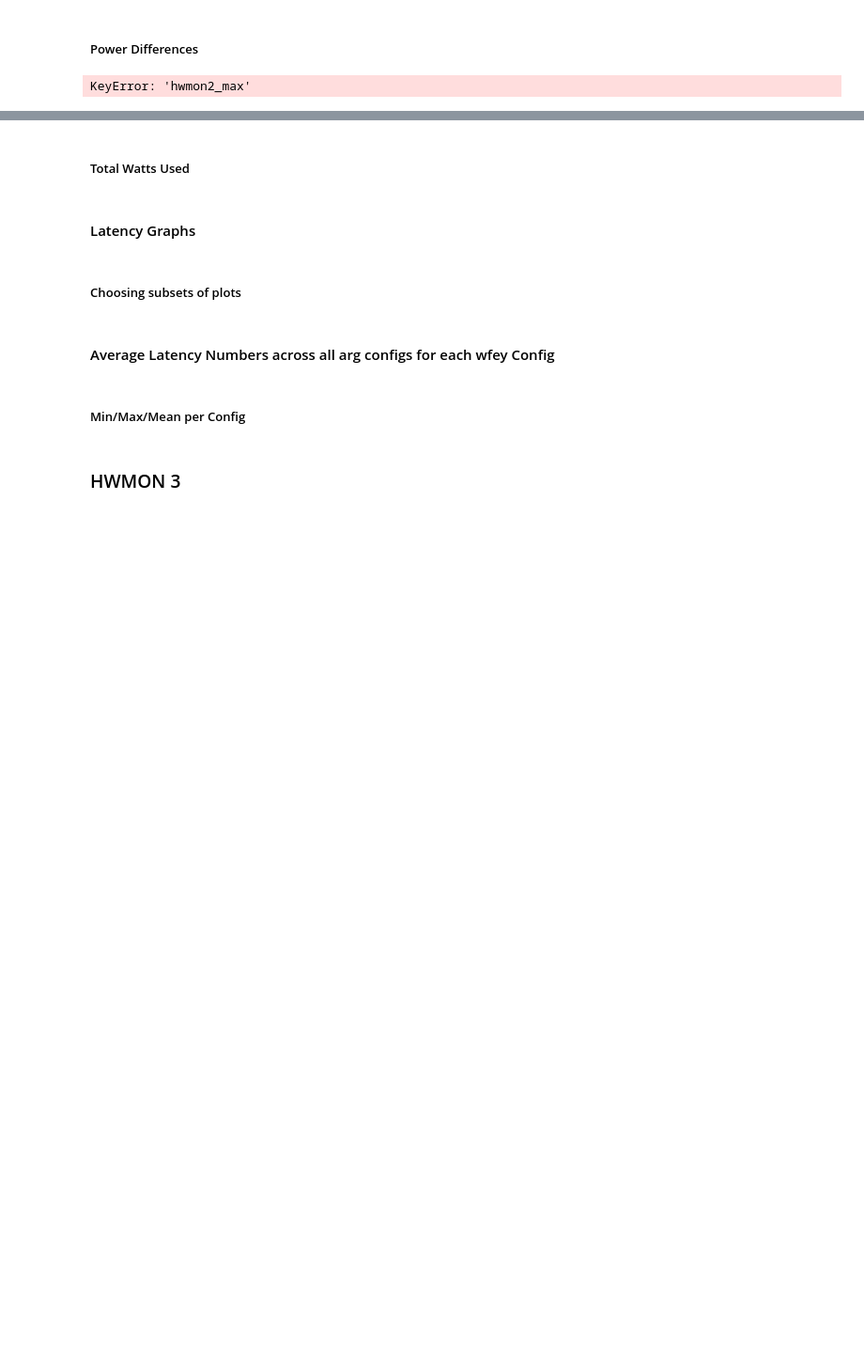
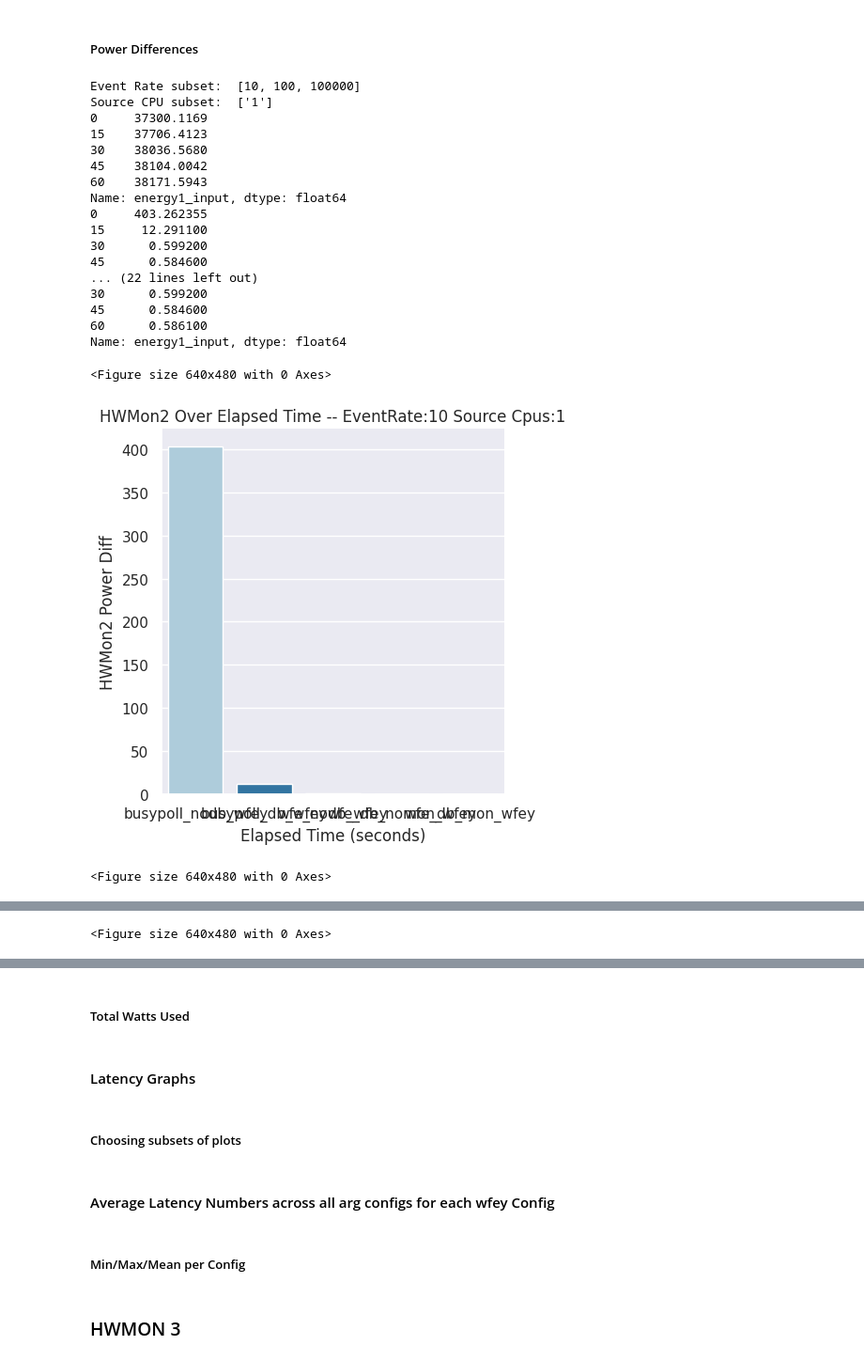
Before and after one commit to jappavoo/wfey, a Jupyter notebook: notebooks/wfey_sweep-wModule.ipynb, the cells around one changed output, grey strips where cells are left out. Shown at 94% size. Cells and saved outputs as stored; diff of their text form; code cells hidden in the pictures; blank space fills up the shorter version.

Commit message:
feat(notebooks): works with bad data to see energy diff

```diff
--- a/notebooks/wfey_sweep-wModule.ipynb
+++ b/notebooks/wfey_sweep-wModule.ipynb
@@ -269,28 +307,55 @@ for e in eventsubset:
 # %%
 df_used = return_df(bm_output_clean)
 config_set = None
 
-total_diff_set = df_used.assign( hwmon2_diff = df_used['hwmon2_max'] - df_used['hwmon2_min'] )
+#print(df_used['energy1_input'].iloc[-1]-df_used['energy1_input'].iloc[0])
+
+#total_diff_set = df_used.assign( hwmon2_diff = df_used['energy1_input'].iloc[-1]-df_used['energy1_input'].iloc[0] )
+total_diff_set= df_used['energy1_input'].iloc[-1]-df_used['energy1_input'].iloc[0]
 
 for e in eventsubset:
     for sc in sourceCPUsubset:
         plt.figure()
         config_set = return_config_set(df_used, e, sc)
-        diff_set = config_set.assign( hwmon2_diff = config_set['hwmon2_max'] - config_set['hwmon2_min'] )
+        #diff_set = config_set.assign( hwmon2_diff = config_set['hwmon2_max'] - config_set['hwmon2_min'] )
 
+        #diff_set = config_set.assign( hwmon2_diff = config_set['hwmon2_max'] - config_set['hwmon2_min'] )
+        #print(config_set)
+        print(config_set['energy1_input'].apply(lambda arr: arr[-1]))
+        diff_set = config_set.assign( energy1_diff = config_set['energy1_input'].apply(lambda arr: arr[-1])-config_set['energy1_input'].apply(lambda arr: arr[0]))
+        print(energy1_diff)
         sns.catplot(
             data=diff_set,
             kind="bar",
             x='configs',
-            y='hwmon2_diff',
+            y='energy1_diff',
             hue='configs',
             errorbar=None
         )
 
         plt.title('HWMon2 Over Elapsed Time -- EventRate:'+str(e)+' Source Cpus:'+sc)
         plt.xlabel('Elapsed Time (seconds)')
         plt.ylabel('HWMon2 Power Diff')
-        plt.ylim(0,total_diff_set['hwmon2_diff'].max())
+        #plt.ylim(0,total_diff_set['hwmon2_diff'].max())
         plt.tight_layout()
 # %% [output]
-KeyError: 'hwmon2_max'
+Event Rate subset:  [10, 100, 100000]
+Source CPU subset:  ['1']
+0     37300.1169
+15    37706.4123
+30    38036.5680
+45    38104.0042
+60    38171.5943
+Name: energy1_input, dtype: float64
+0     403.262355
+15     12.291100
+30      0.599200
+45      0.584600
+... (22 lines left out)
+30      0.599200
+45      0.584600
+60      0.586100
+Name: energy1_input, dtype: float64
+<Figure size 640x480 with 0 Axes>
+[figure, added]
+<Figure size 640x480 with 0 Axes>
@@ -296,0 +363 @@ KeyError: 'hwmon2_max'
+<Figure size 640x480 with 0 Axes>
```
Also changed, not shown: parts of 11 cells of this notebook.
